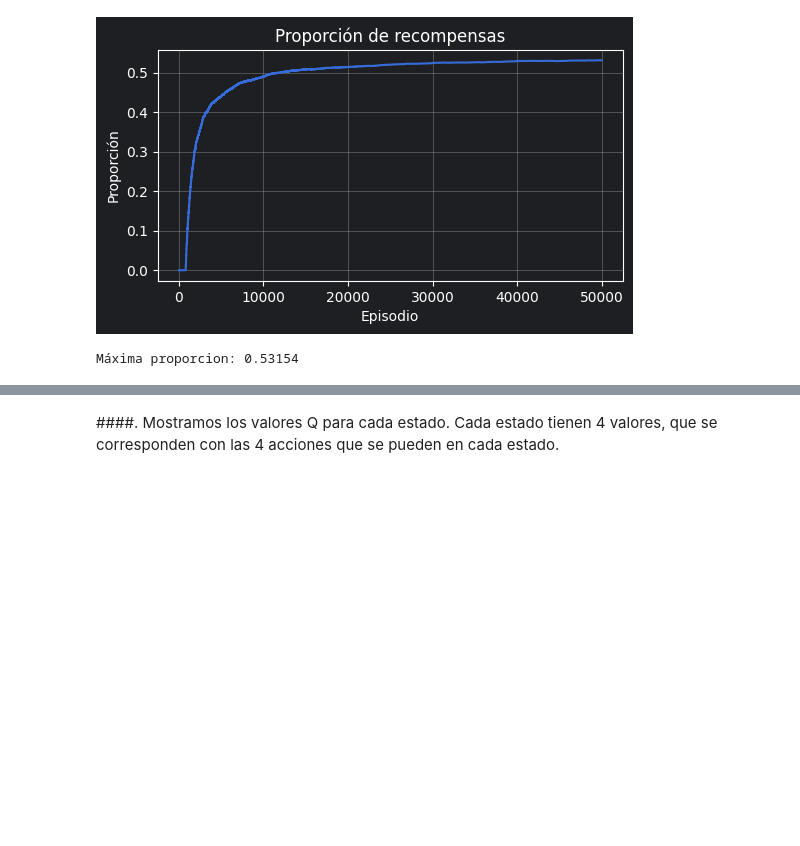
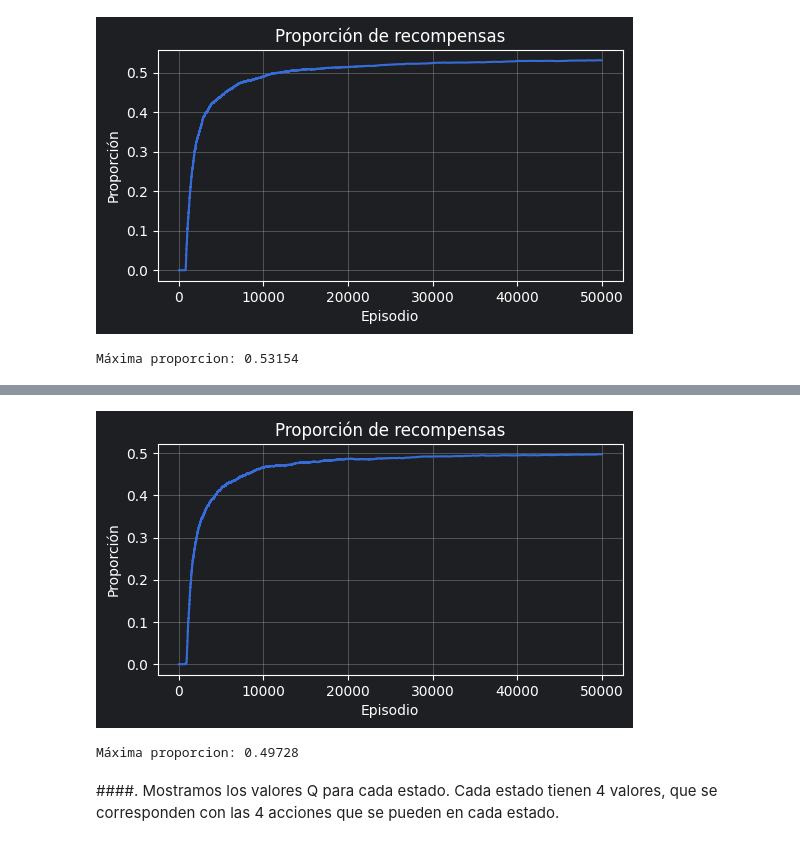
Before and after one commit to miguelangelortizpenaranda/exml-ortizpenaranda, a Jupyter notebook: entornos_complejos/MonteCarloTodasLasVisitas.ipynb, the cells around one changed output, grey strips where cells are left out. Drawn from its saved outputs; the diff is of its cells as text; code cells hidden in the pictures; blank space fills up the shorter version.

Commit message:
implement sarsa semi-gradient

```diff
--- a/entornos_complejos/MonteCarloTodasLasVisitas.ipynb
+++ b/entornos_complejos/MonteCarloTodasLasVisitas.ipynb
@@ -196,0 +223,3 @@ print(f"Máxima proporcion: {list_stats[-1]}")
+# %%
+sarsa_semi_gradient = SARSASemiGradient(environment=env4, epsilon=0.4, discount_factor=1, learning_rate=0.1, random_seed=random_seed, epsilon_decay=False)
+Q, list_stats, stat_per_episode_len = run_agent(sarsa_semi_gradient, env4, num_episodes=50000)
@@ -197,3 +236,9 @@ print(f"Máxima proporcion: {list_stats[-1]}")
+# %%
+plot(list_stats)
+print(f"Máxima proporcion: {list_stats[-1]}")
+# %% [output]
+[figure, added]
+Máxima proporcion: 0.49728
 # %% [markdown]
 ####.
 Mostramos los valores Q para cada estado. Cada estado tienen 4 valores, que se corresponden con las 4 acciones que se pueden en cada estado.
```
Also changed, not shown: parts of 5 cells of this notebook, 2 other files.
